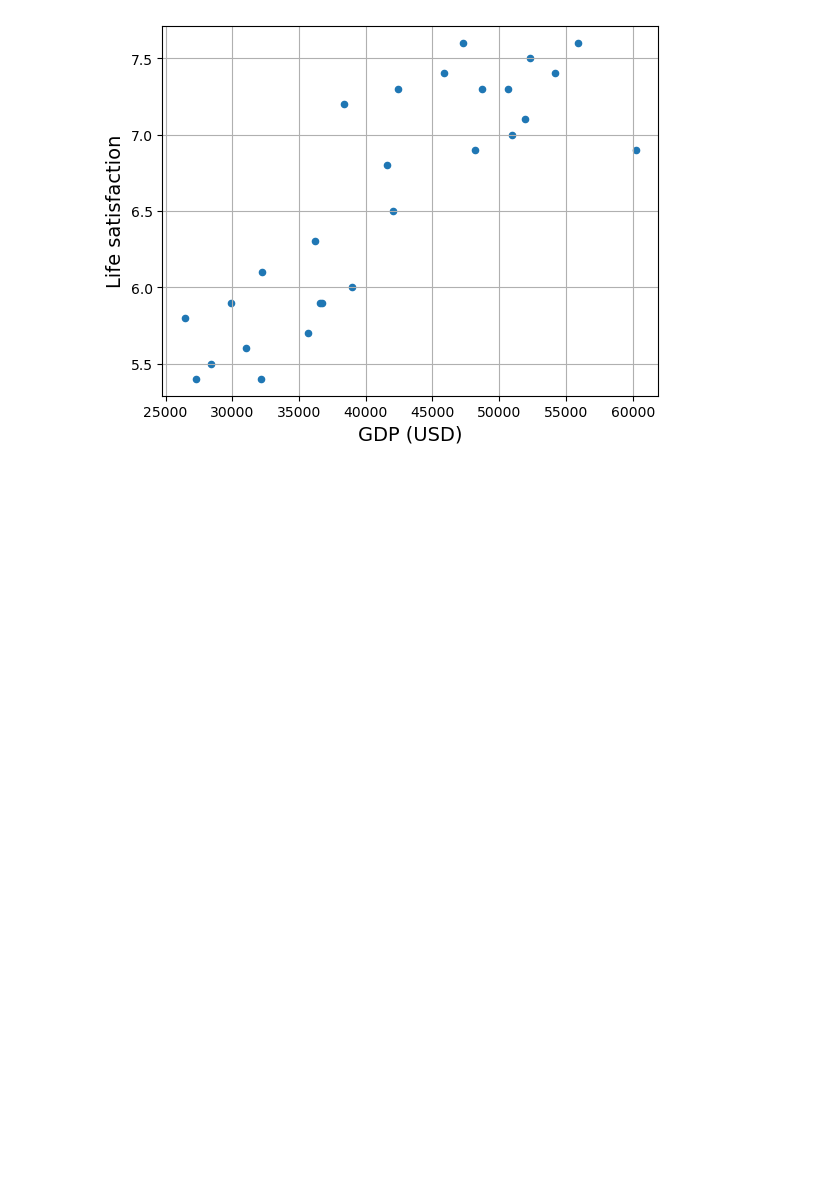
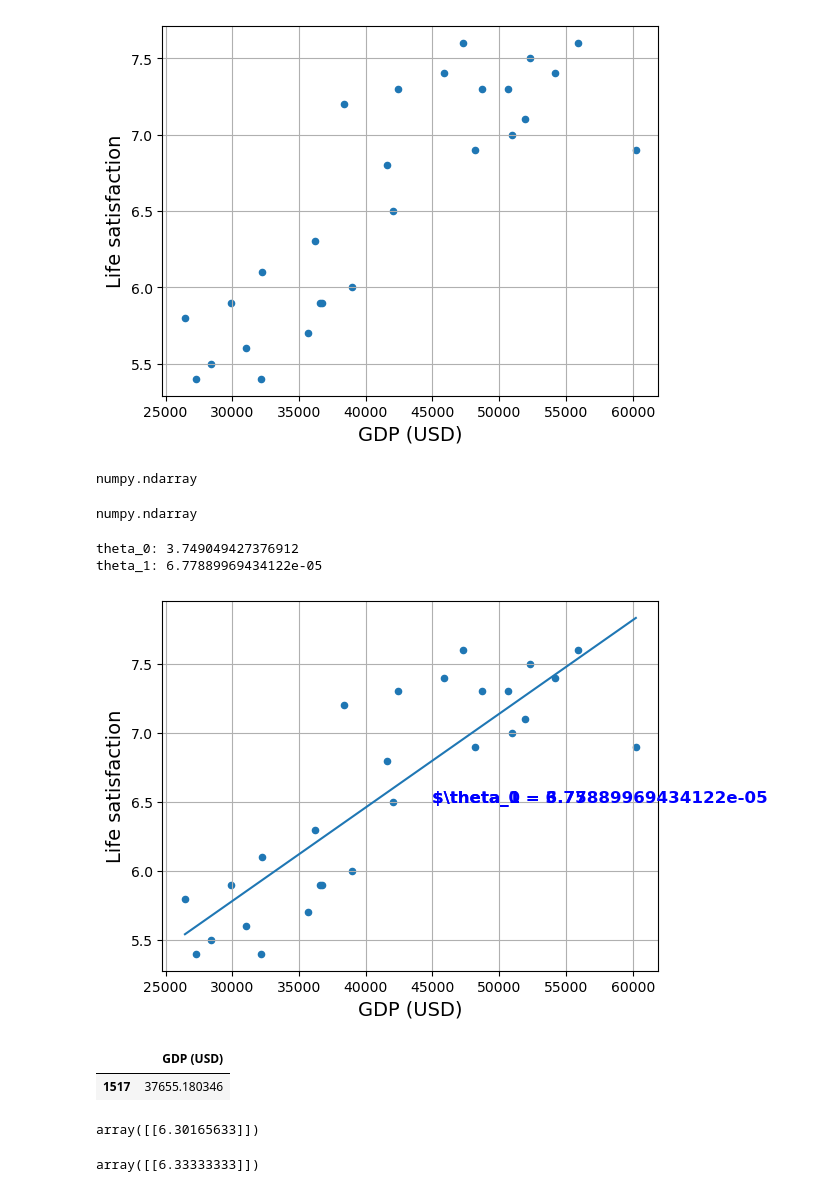
Before and after one commit to bgnatowski/deep-learning-24, a Jupyter notebook: 01_krajobraz_uczenia_maszynowego.ipynb, the cells around one changed output. Cells and saved outputs as stored; diff of their text form; code cells hidden in the pictures; blank space fills up the shorter version.

```diff
--- a/01_krajobraz_uczenia_maszynowego.ipynb
+++ b/01_krajobraz_uczenia_maszynowego.ipynb
@@ -256,3 +256,63 @@ lifestat.plot(kind='scatter', grid=True, x="GDP (USD)", y="Life satisfaction")
 plt.show()
 # %% [output]
 [figure]
+# %%
+# Przygotowanie zmiennych w modelu / mozna uzyc .to_numpy()
+X = lifestat[["GDP (USD)"]]
+y = lifestat[["Life satisfaction"]]
+
+display(type(X))
+display(type(y))
+
+# Wybiera model liniowy
+model = LinearRegression()
+
+# Trenuje model
+model.fit(X, y)
+
+# Obliczone współczynniki modeli
+theta_0 = model.intercept_[0]
+theta_1 = model.coef_[0][0]
+print(f"theta_0: {theta_0}")
+print(f"theta_1: {theta_1}")
+# %% [output]
+numpy.ndarray
+numpy.ndarray
+theta_0: 3.749049427376912
+theta_1: 6.77889969434122e-05
+# %%
+# wizualiacja danych
+lifestat.plot(kind="scatter", grid=True, x="GDP (USD)", y="Life satisfaction")
+plt.plot(X, theta_0+theta_1*X)
+plt.text(45000, 6.5, fr"$\theta_0 = {theta_0.round(2)}", color="blue", fontweight="bold")
+plt.text(45000, 6.5, fr"$\theta_1 = {theta_1}", color="blue", fontweight="bold")
+plt.show()
+# %% [output]
+[figure, added]
+# %%
+cyprus_gdp_per_capita_2020 = (
+    gdp_per_capita_2020[gdp_per_capita_2020["Entity"]=="Cyprus"][["GDP (USD)"]]
+)
+cyprus_gdp_per_capita_2020
+# %% [output]
+|  | GDP (USD) |
+| 1517 | 37655.180346 |
+# %%
+cyprus_predicted_life_satisfaction = model.predict(cyprus_gdp_per_capita_2020)
+cyprus_predicted_life_satisfaction
+# %% [output]
+array([[6.30165633]])
+# %%
+# zastepujemy
+# from sklearn.linear_model import LinearRegression
+# model = LinearRegression()
+# modelem:
+# Wybiera model regresji 3-najblizszych sasiadow
+from sklearn.neighbors import KNeighborsRegressor
+model_knn = KNeighborsRegressor(n_neighbors=3)
+
+# Trenuje model
+model_knn.fit(X, y)
+model_knn.predict(cyprus_gdp_per_capita_2020)
+# %% [output]
+array([[6.33333333]])
```
Also changed, not shown: 2 other files.
